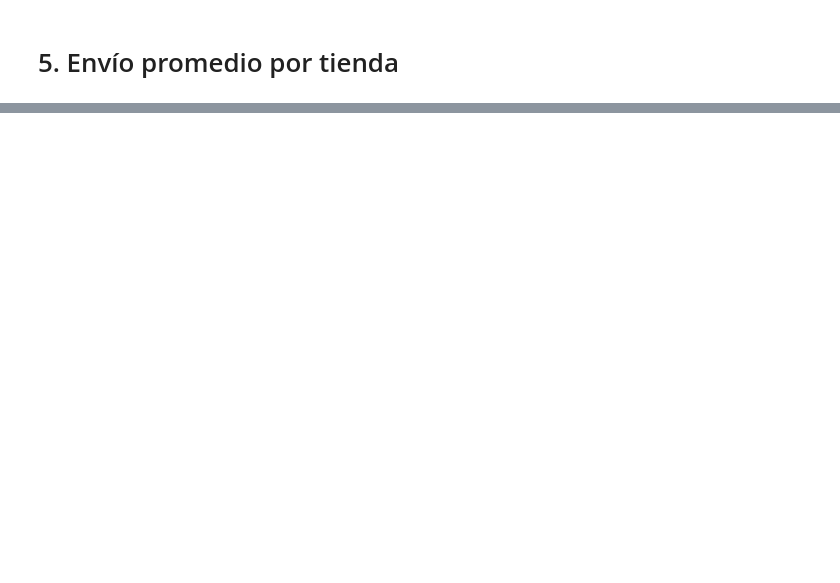
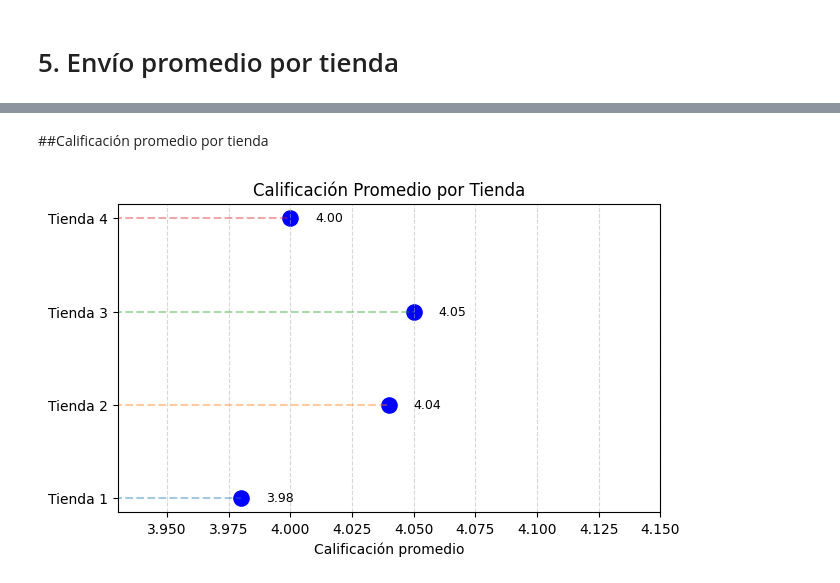
Before and after one commit to DiegoFau/Alura_store_latam, a Jupyter notebook: AluraStoreLatam.ipynb, the cells around one changed output, grey strips where cells are left out. Cells and saved outputs as stored; diff of their text form; code cells hidden in the pictures; blank space fills up the shorter version.

```diff
--- a/AluraStoreLatam.ipynb
+++ b/AluraStoreLatam.ipynb
@@ -35,0 +328,42 @@ tienda.head()
+# %% [markdown]
+##Calificación promedio por tienda
+# %%
+plt.figure(figsize=(7,4))
+
+#Dibujar los puntos
+plt.scatter(
+    calificacion_promedio_df['Calificación'],
+    calificacion_promedio_df['Tienda'],
+    s=120,
+    color='blue'
+)
+
+#Líneas guía horizontales
+for i, tienda in enumerate(calificacion_promedio_df['Tienda']):
+    plt.plot(
+        [0, calificacion_promedio_df['Calificación'].iloc[i]],
+        [tienda, tienda],
+        linestyle='--',
+        alpha=0.4
+    )
+
+#Mostrar valores sobre cada punto
+for i, row in calificacion_promedio_df.iterrows():
+    plt.text(
+        row['Calificación'] + 0.01,  # un poquito a la derecha del punto
+        row['Tienda'],
+        f"{row['Calificación']:.2f}",
+        va='center',
+        fontsize=9
+           )
+
+plt.title('Calificación Promedio por Tienda')
+plt.xlabel('Calificación promedio')
+plt.xlim(
+    min(calificacion_promedio_df['Calificación']) - 0.05,
+    max(calificacion_promedio_df['Calificación']) + 0.1  # dejar espacio para los textos
+        )
+plt.grid(axis='x', linestyle='--', alpha=0.5)
+plt.show()
+# %% [output]
+[figure, added]
```
Also changed, not shown: parts of 21 cells of this notebook.
